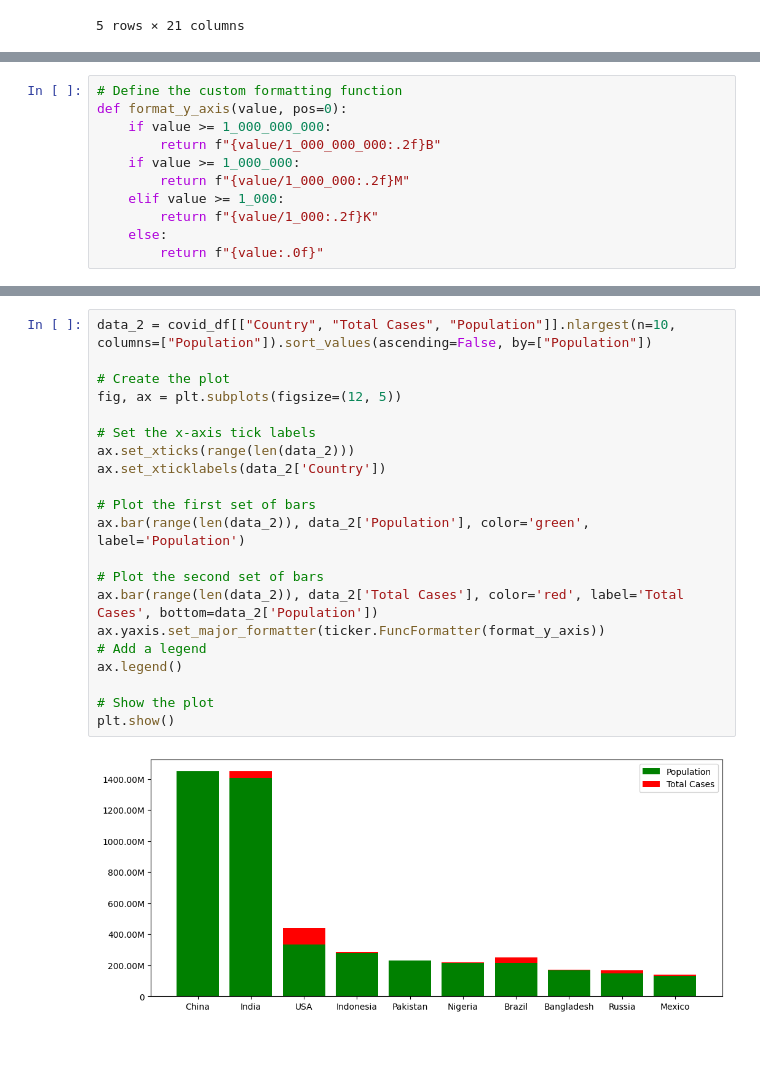
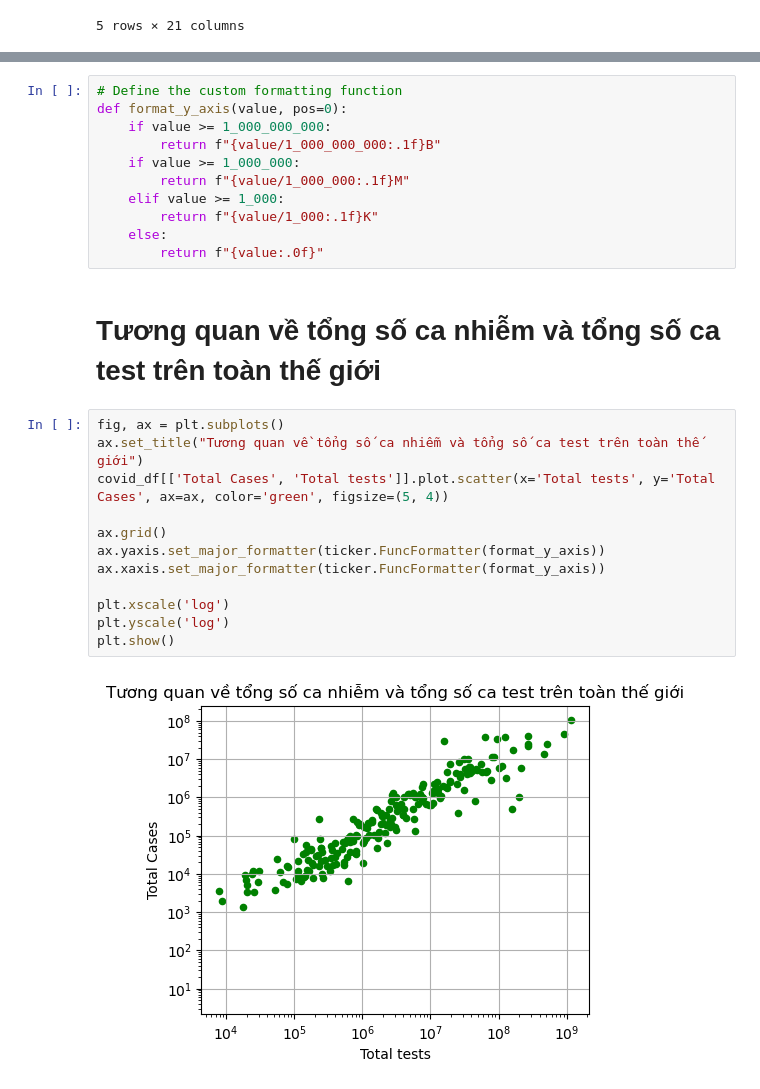
Before and after one commit to quytrungg/Group02_Lab01_CSC10108, a Jupyter notebook: data_analysis_visualize/QT_analysis.ipynb, the cells around one changed output, grey strips where cells are left out. Cells and saved outputs as stored; diff of their text form; blank space fills up the shorter version.

Commit message:
Update plots for data visualization

```diff
--- a/data_analysis_visualize/QT_analysis.ipynb
+++ b/data_analysis_visualize/QT_analysis.ipynb
@@ -60,11 +46,0 @@ Index(['Country', 'Total Cases', 'New Cases', 'Total Deaths', 'New Deaths',
-# %%
-# Define the custom formatting function
-def format_y_axis(value, pos=0):
-    if value >= 1_000_000_000:
-        return f"{value/1_000_000_000:.2f}B"
-    if value >= 1_000_000:
-        return f"{value/1_000_000:.2f}M"
-    elif value >= 1_000:
-        return f"{value/1_000:.2f}K"
-    else:
-        return f"{value:.0f}"
@@ -254,23 +47,27 @@ plt.show()
-# %%
-data_2 = covid_df[["Country", "Total Cases", "Population"]].nlargest(n=10, columns=["Population"]).sort_values(ascending=False, by=["Population"])
-
-# Create the plot
-fig, ax = plt.subplots(figsize=(12, 5))
-
-# Set the x-axis tick labels
-ax.set_xticks(range(len(data_2)))
-ax.set_xticklabels(data_2['Country'])
-
-# Plot the first set of bars
-ax.bar(range(len(data_2)), data_2['Population'], color='green', label='Population')
-
-# Plot the second set of bars
-ax.bar(range(len(data_2)), data_2['Total Cases'], color='red', label='Total Cases', bottom=data_2['Population'])
-ax.yaxis.set_major_formatter(ticker.FuncFormatter(format_y_axis))
-# Add a legend
-ax.legend()
-
-# Show the plot
-plt.show()
-# %% [output]
-[figure, removed]
+# %%
+# Define the custom formatting function
+def format_y_axis(value, pos=0):
+    if value >= 1_000_000_000:
+        return f"{value/1_000_000_000:.1f}B"
+    if value >= 1_000_000:
+        return f"{value/1_000_000:.1f}M"
+    elif value >= 1_000:
+        return f"{value/1_000:.1f}K"
+    else:
+        return f"{value:.0f}"
+# %% [markdown]
+# Tương quan về tổng số ca nhiễm và tổng số ca test trên toàn thế giới
+# %%
+fig, ax = plt.subplots()
+ax.set_title("Tương quan về tổng số ca nhiễm và tổng số ca test trên toàn thế giới")
+covid_df[['Total Cases', 'Total tests']].plot.scatter(x='Total tests', y='Total Cases', ax=ax, color='green', figsize=(5, 4))
+
+ax.grid()
+ax.yaxis.set_major_formatter(ticker.FuncFormatter(format_y_axis))
+ax.xaxis.set_major_formatter(ticker.FuncFormatter(format_y_axis))
+
+plt.xscale('log')
+plt.yscale('log')
+plt.show()
+# %% [output]
+[figure, added]
```
Also changed, not shown: parts of 37 cells of this notebook, 1 other file.
